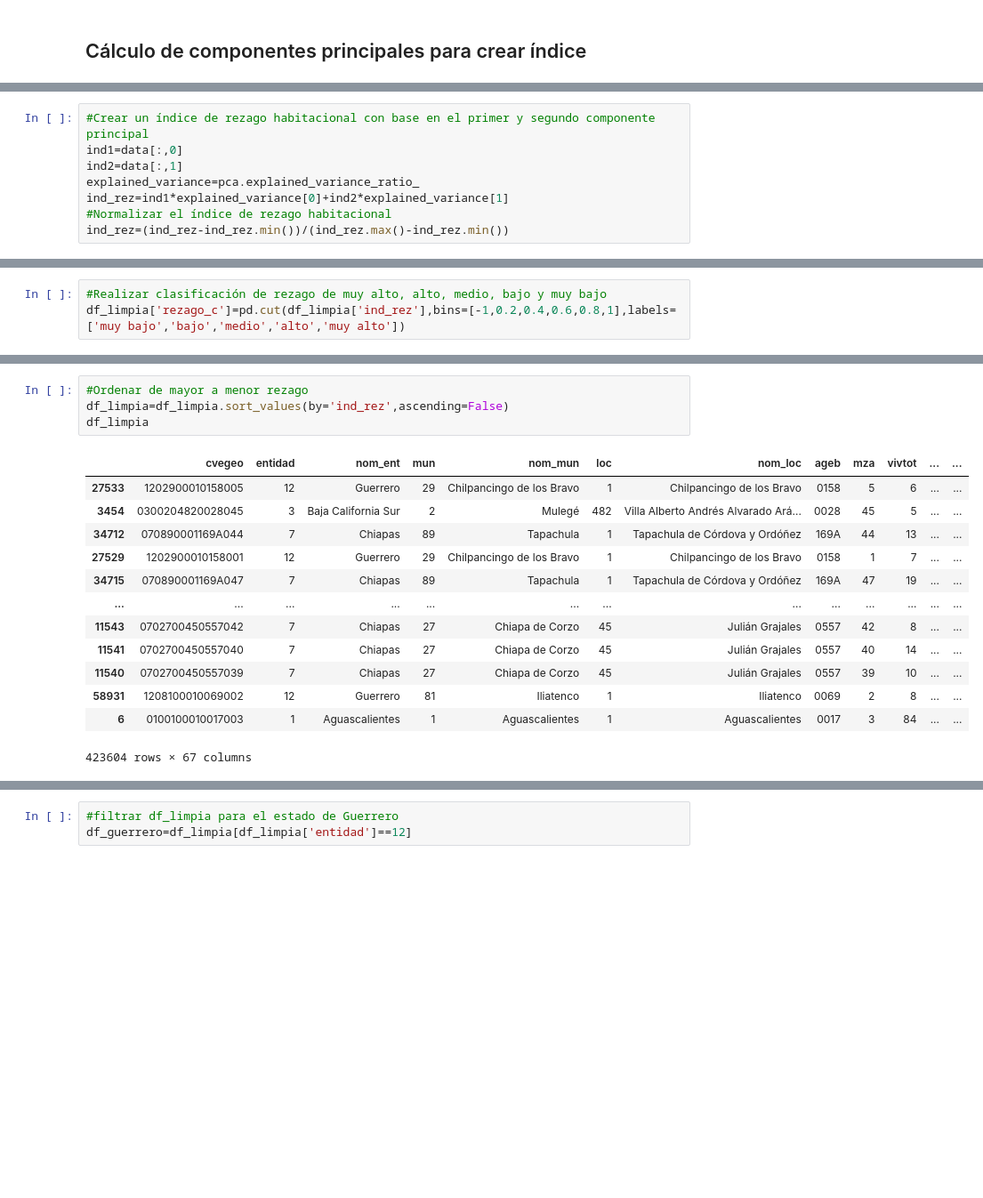
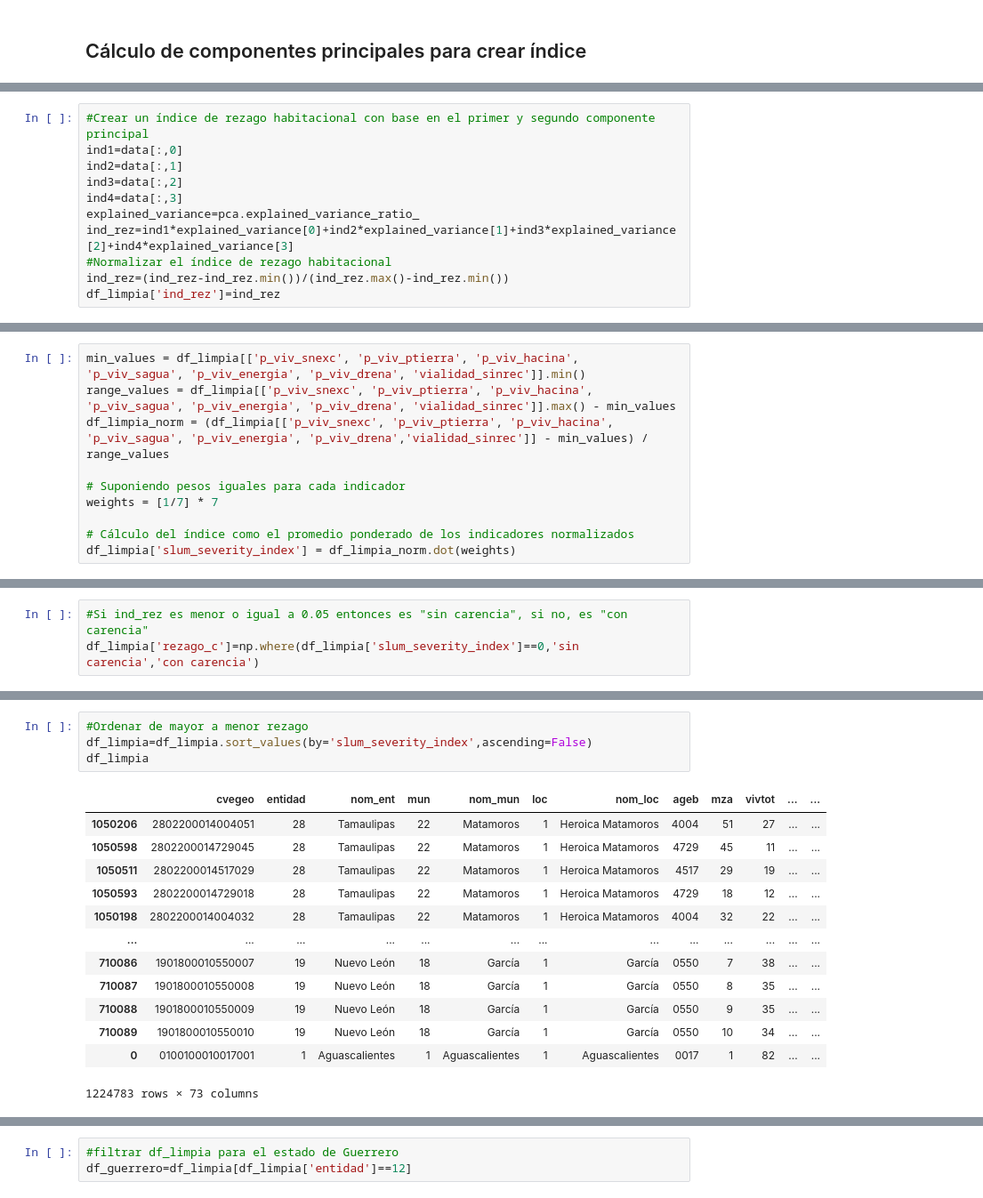
Before and after one commit to claudiodanielpc/proyecto_infotec, a Jupyter notebook: indice_rezago.ipynb, the cells around one changed output, grey strips where cells are left out. Shown at 89% size. Drawn from its saved outputs; the diff is of its cells as text; blank space fills up the shorter version.

```diff
--- a/indice_rezago.ipynb
+++ b/indice_rezago.ipynb
@@ -203,10 +309,13 @@ La suma de la varianza explicada por los componentes 1 y 2 es 0.803
 #Crear un índice de rezago habitacional con base en el primer y segundo componente principal
 ind1=data[:,0]
 ind2=data[:,1]
+ind3=data[:,2]
+ind4=data[:,3]
 explained_variance=pca.explained_variance_ratio_
-ind_rez=ind1*explained_variance[0]+ind2*explained_variance[1]
+ind_rez=ind1*explained_variance[0]+ind2*explained_variance[1]+ind3*explained_variance[2]+ind4*explained_variance[3]
 #Normalizar el índice de rezago habitacional
 ind_rez=(ind_rez-ind_rez.min())/(ind_rez.max()-ind_rez.min())
+df_limpia['ind_rez']=ind_rez
 # %%
 #Graficar el índice de rezago habitacional
 plt.hist(ind_rez,bins=10,edgecolor='black', linewidth=1.2, color='#9d2449')
@@ -225,3 +332,13 @@ df_limpia['ind_rez']=ind_rez
+# %%
+min_values = df_limpia[['p_viv_snexc', 'p_viv_ptierra', 'p_viv_hacina', 'p_viv_sagua', 'p_viv_energia', 'p_viv_drena', 'vialidad_sinrec']].min()
+range_values = df_limpia[['p_viv_snexc', 'p_viv_ptierra', 'p_viv_hacina', 'p_viv_sagua', 'p_viv_energia', 'p_viv_drena', 'vialidad_sinrec']].max() - min_values
+df_limpia_norm = (df_limpia[['p_viv_snexc', 'p_viv_ptierra', 'p_viv_hacina', 'p_viv_sagua', 'p_viv_energia', 'p_viv_drena','vialidad_sinrec']] - min_values) / range_values
+
+# Suponiendo pesos iguales para cada indicador
+weights = [1/7] * 7
+
+# Cálculo del índice como el promedio ponderado de los indicadores normalizados
+df_limpia['slum_severity_index'] = df_limpia_norm.dot(weights)
 # %%
 df_limpia
 # %% [output]
@@ -272,3 +453,3 @@ df_limpia[(df_limpia['entidad']==1)].shape[0]
-# %%
-#Realizar clasificación de rezago de muy alto, alto, medio, bajo y muy bajo
-df_limpia['rezago_c']=pd.cut(df_limpia['ind_rez'],bins=[-1,0.2,0.4,0.6,0.8,1],labels=['muy bajo','bajo','medio','alto','muy alto'])
+# %%
+#Si ind_rez es menor o igual a 0.05 entonces es "sin carencia", si no, es "con carencia"
+df_limpia['rezago_c']=np.where(df_limpia['slum_severity_index']==0,'sin carencia','con carencia')
@@ -275,18 +480,18 @@ df_limpia['rezago_c']=pd.cut(df_limpia['ind_rez'],bins=[-1,0.2,0.4,0.6,0.8,1],la
 # %%
 #Ordenar de mayor a menor rezago
-df_limpia=df_limpia.sort_values(by='ind_rez',ascending=False)
+df_limpia=df_limpia.sort_values(by='slum_severity_index',ascending=False)
 df_limpia
 # %% [output]
 |  | cvegeo | entidad | nom_ent | mun | nom_mun | loc | nom_loc | ageb | mza | vivtot | ... | ... |
-| 27533 | 1202900010158005 | 12 | Guerrero | 29 | Chilpancingo de los Bravo | 1 | Chilpancingo de los Bravo | 0158 | 5 | 6 | ... | ... |
-| 3454 | 0300204820028045 | 3 | Baja California Sur | 2 | Mulegé | 482 | Villa Alberto Andrés Alvarado Ará... | 0028 | 45 | 5 | ... | ... |
-| 34712 | 070890001169A044 | 7 | Chiapas | 89 | Tapachula | 1 | Tapachula de Córdova y Ordóñez | 169A | 44 | 13 | ... | ... |
-| 27529 | 1202900010158001 | 12 | Guerrero | 29 | Chilpancingo de los Bravo | 1 | Chilpancingo de los Bravo | 0158 | 1 | 7 | ... | ... |
-| 34715 | 070890001169A047 | 7 | Chiapas | 89 | Tapachula | 1 | Tapachula de Córdova y Ordóñez | 169A | 47 | 19 | ... | ... |
+| 1050206 | 2802200014004051 | 28 | Tamaulipas | 22 | Matamoros | 1 | Heroica Matamoros | 4004 | 51 | 27 | ... | ... |
+| 1050598 | 2802200014729045 | 28 | Tamaulipas | 22 | Matamoros | 1 | Heroica Matamoros | 4729 | 45 | 11 | ... | ... |
+| 1050511 | 2802200014517029 | 28 | Tamaulipas | 22 | Matamoros | 1 | Heroica Matamoros | 4517 | 29 | 19 | ... | ... |
+| 1050593 | 2802200014729018 | 28 | Tamaulipas | 22 | Matamoros | 1 | Heroica Matamoros | 4729 | 18 | 12 | ... | ... |
+| 1050198 | 2802200014004032 | 28 | Tamaulipas | 22 | Matamoros | 1 | Heroica Matamoros | 4004 | 32 | 22 | ... | ... |
 | ... | ... | ... | ... | ... | ... | ... | ... | ... | ... | ... | ... | ... |
-| 11543 | 0702700450557042 | 7 | Chiapas | 27 | Chiapa de Corzo | 45 | Julián Grajales | 0557 | 42 | 8 | ... | ... |
-| 11541 | 0702700450557040 | 7 | Chiapas | 27 | Chiapa de Corzo | 45 | Julián Grajales | 0557 | 40 | 14 | ... | ... |
-| 11540 | 0702700450557039 | 7 | Chiapas | 27 | Chiapa de Corzo | 45 | Julián Grajales | 0557 | 39 | 10 | ... | ... |
-| 58931 | 1208100010069002 | 12 | Guerrero | 81 | Iliatenco | 1 | Iliatenco | 0069 | 2 | 8 | ... | ... |
-| 6 | 0100100010017003 | 1 | Aguascalientes | 1 | Aguascalientes | 1 | Aguascalientes | 0017 | 3 | 84 | ... | ... |
+| 710086 | 1901800010550007 | 19 | Nuevo León | 18 | García | 1 | García | 0550 | 7 | 38 | ... | ... |
+| 710087 | 1901800010550008 | 19 | Nuevo León | 18 | García | 1 | García | 0550 | 8 | 35 | ... | ... |
+| 710088 | 1901800010550009 | 19 | Nuevo León | 18 | García | 1 | García | 0550 | 9 | 35 | ... | ... |
+| 710089 | 1901800010550010 | 19 | Nuevo León | 18 | García | 1 | García | 0550 | 10 | 34 | ... | ... |
+| 0 | 0100100010017001 | 1 | Aguascalientes | 1 | Aguascalientes | 1 | Aguascalientes | 0017 | 1 | 82 | ... | ... |
-423604 rows × 67 columns
+1224783 rows × 73 columns
```
Also changed, not shown: parts of 96 cells of this notebook, 1 other file.
